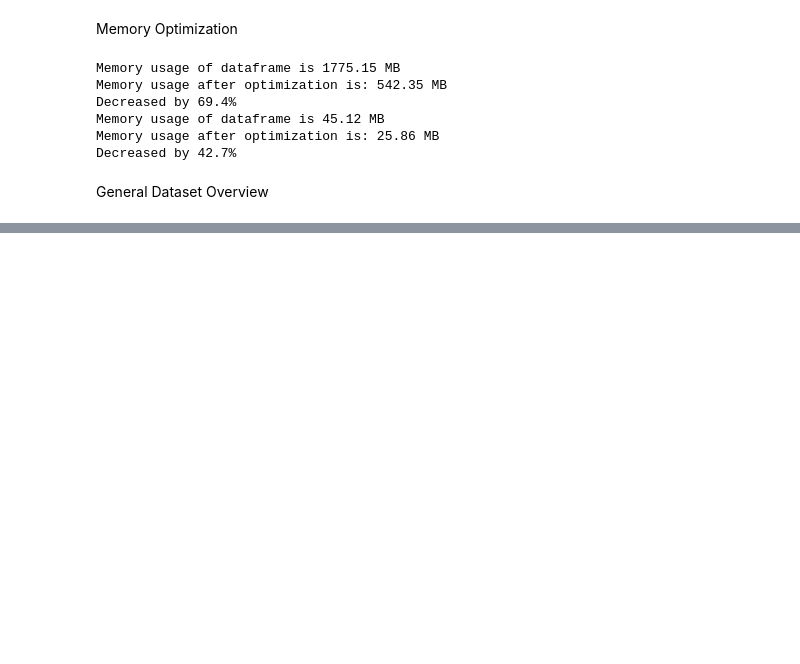
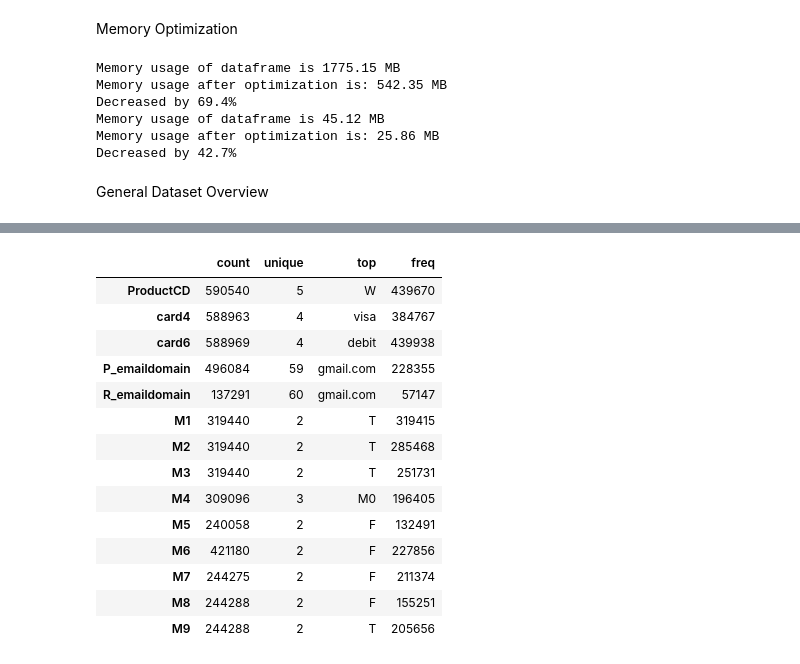
Before and after one commit to sultanaraziamst/frauddetection, a Jupyter notebook: data/notebook/Exploration of credit cards fraud detection.ipynb, the cells around one changed output, grey strips where cells are left out. Cells and saved outputs as stored; diff of their text form; code cells hidden in the pictures; blank space fills up the shorter version.

```diff
--- a/data/notebook/Exploration of credit cards fraud detection.ipynb
+++ b/data/notebook/Exploration of credit cards fraud detection.ipynb
@@ -97,0 +267,18 @@ General Dataset Overview
+# %%
+df_trans.describe(include='object').T
+# %% [output]
+|  | count | unique | top | freq |
+| ProductCD | 590540 | 5 | W | 439670 |
+| card4 | 588963 | 4 | visa | 384767 |
+| card6 | 588969 | 4 | debit | 439938 |
+| P_emaildomain | 496084 | 59 | gmail.com | 228355 |
+| R_emaildomain | 137291 | 60 | gmail.com | 57147 |
+| M1 | 319440 | 2 | T | 319415 |
+| M2 | 319440 | 2 | T | 285468 |
+| M3 | 319440 | 2 | T | 251731 |
+| M4 | 309096 | 3 | M0 | 196405 |
+| M5 | 240058 | 2 | F | 132491 |
+| M6 | 421180 | 2 | F | 227856 |
+| M7 | 244275 | 2 | F | 211374 |
+| M8 | 244288 | 2 | F | 155251 |
+| M9 | 244288 | 2 | T | 205656 |
```
Also changed, not shown: parts of 5 cells of this notebook.
